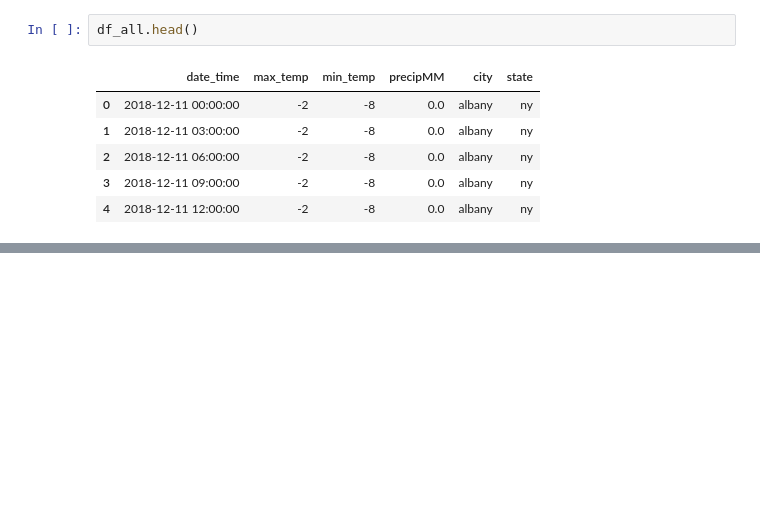
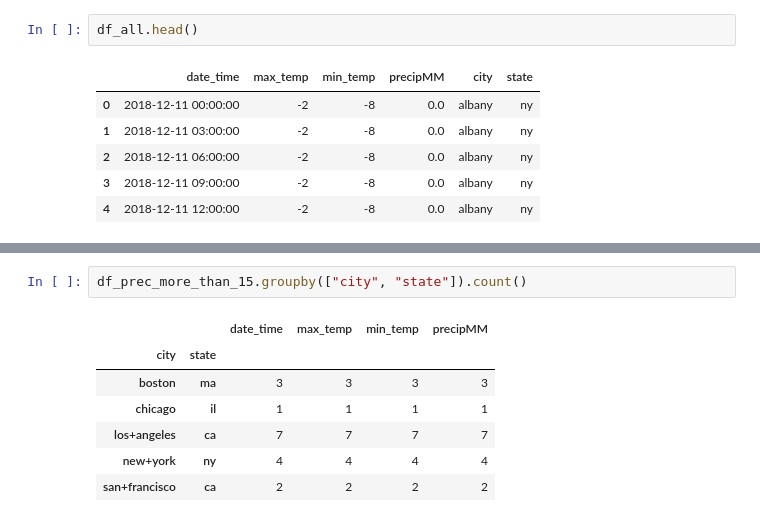
Before and after one commit to JFMajer/pandas-workout, a Jupyter notebook: exercise34.ipynb, the cells around one changed output, grey strips where cells are left out. Drawn from its saved outputs; the diff is of its cells as text; blank space fills up the shorter version.

```diff
--- a/exercise34.ipynb
+++ b/exercise34.ipynb
@@ -34,0 +53,10 @@ df_all.head()
+# %%
+df_prec_more_than_15.groupby(["city", "state"]).count()
+# %% [output]
+|  |  | date_time | max_temp | min_temp | precipMM |
+| city | state |  |  |  |  |
+| boston | ma | 3 | 3 | 3 | 3 |
+| chicago | il | 1 | 1 | 1 | 1 |
+| los+angeles | ca | 7 | 7 | 7 | 7 |
+| new+york | ny | 4 | 4 | 4 | 4 |
+| san+francisco | ca | 2 | 2 | 2 | 2 |
```
Also changed, not shown: parts of 5 cells of this notebook.
